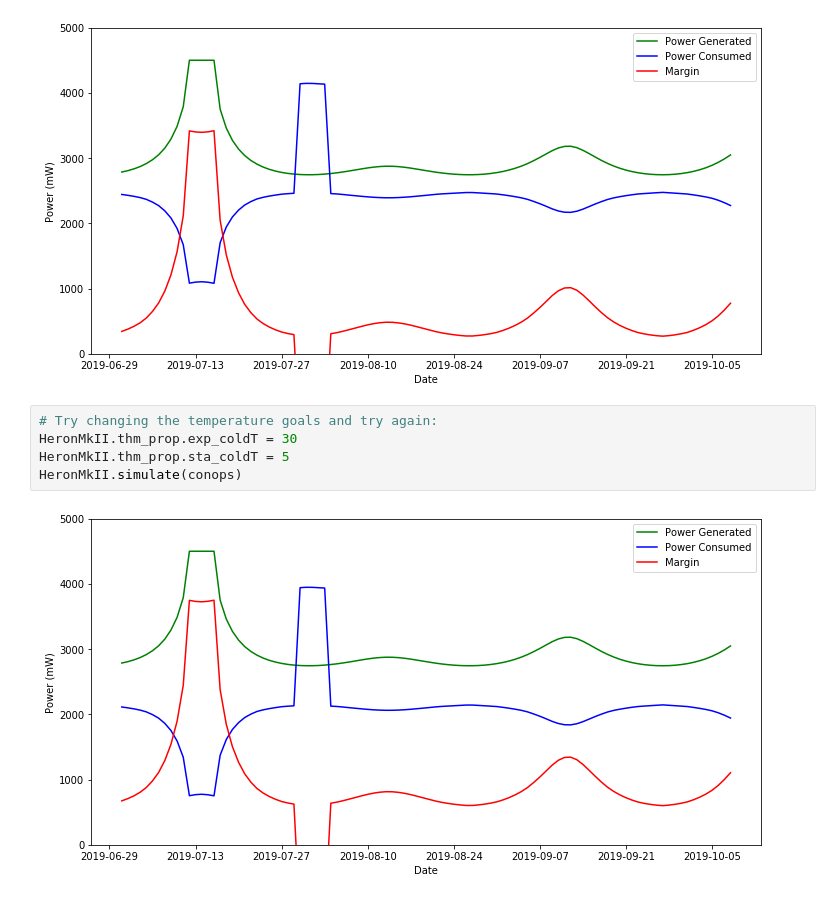
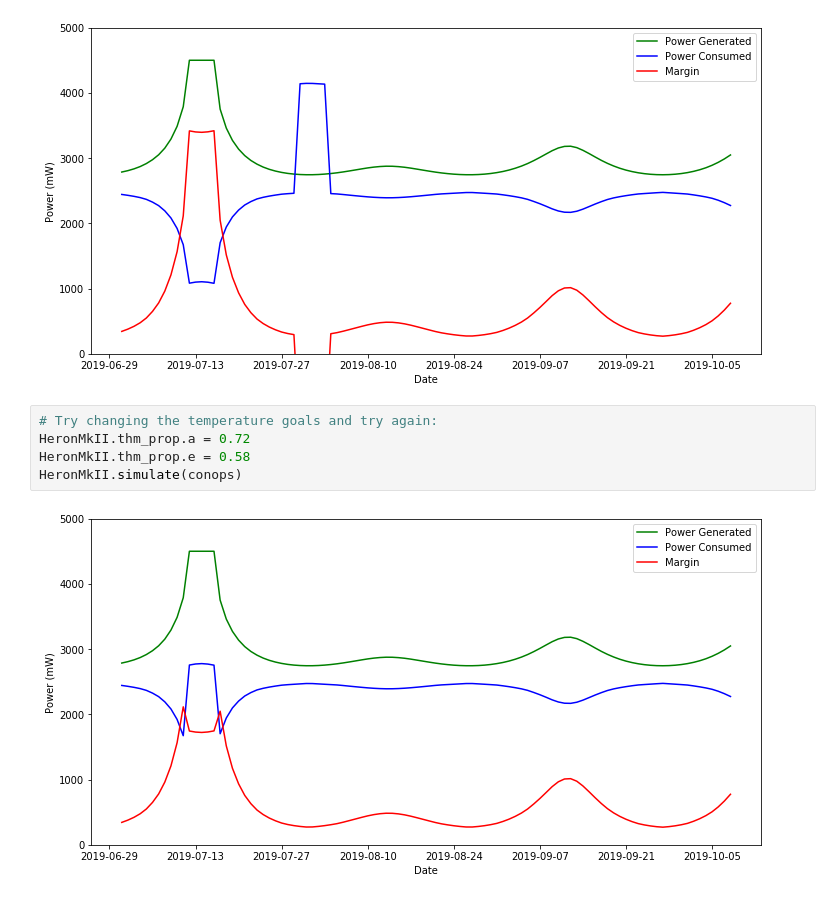
Before and after one commit to utat-ss/HERON-mission-sim, a Jupyter notebook: Mission Simulator.ipynb, the cells around one changed output. Cells and saved outputs as stored; diff of their text form.

```diff
--- a/Mission Simulator.ipynb
+++ b/Mission Simulator.ipynb
@@ -342,11 +342,11 @@ HeronMkII.simulate(conops)
 [figure]
 # %%
 # Try changing the temperature goals and try again:
-HeronMkII.thm_prop.exp_coldT = 30
-HeronMkII.thm_prop.sta_coldT = 5
+HeronMkII.thm_prop.a = 0.72
+HeronMkII.thm_prop.e = 0.58
 HeronMkII.simulate(conops)
 # %% [output]
-[figure, old version]
+[figure, new version]
 # %%
 # Change conops plan and try again:
 conops.exp_start = 12
```
Also changed, not shown: parts of 2 cells of this notebook, 1 other file.
